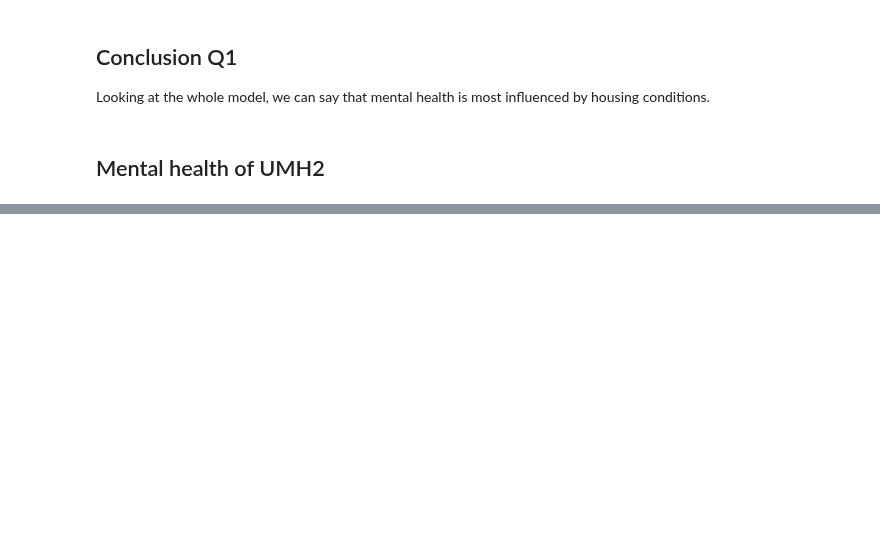
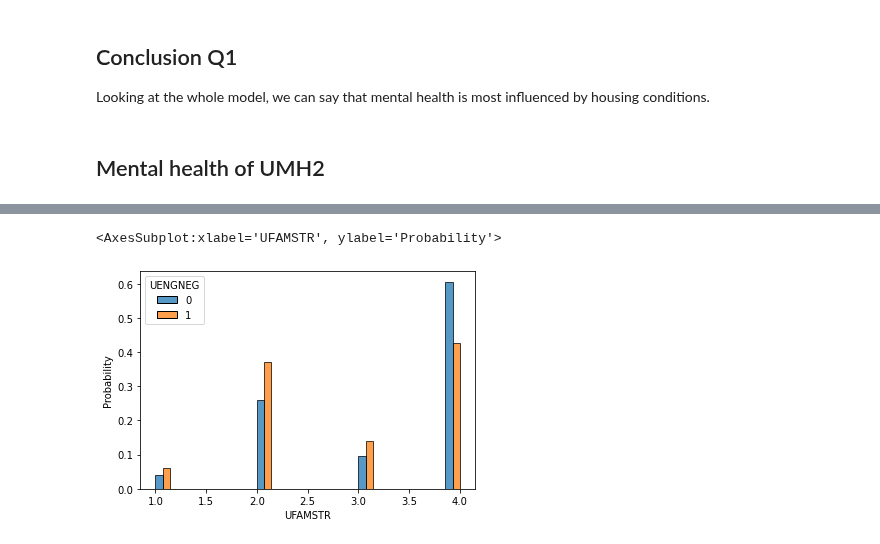
Before and after one commit to epfl-ada/ada-2020-project-milestone-p3-p3_ada-boi, a Jupyter notebook: creative_extension.ipynb, the cells around one changed output, grey strips where cells are left out. Drawn from its saved outputs; the diff is of its cells as text; code cells hidden in the pictures; blank space fills up the shorter version.

```diff
--- a/creative_extension.ipynb
+++ b/creative_extension.ipynb
@@ -76,6 +76,9 @@ child = child.loc[child['PERSTYPE'].isin([1,2])]
 # FC1 : focal child, aged 0-5
 fc1 = child.copy()[child['PERSTYPE']==1]
 
+# FC23 : focal child, aged 6-17
+fc23 = child.copy()[child['PERSTYPE']==2]
+
 # FC2 : focal child, aged 6-11
 fc2 = child.copy()[(child['PERSTYPE']==2) & (child['UAGE'] < 12)]
 
@@ -553,3 +555,13 @@ Covariance Type:            nonrobust
 
 Notes:
 [1] Standard Errors assume that the covariance matrix of the errors is correctly specified.
+# %%
+outcome = 'UENGNEG'
+predictors = ['OVERCROWDING','UFAMSTR']
+df_noNull = fc23.loc[(fc23[outcome] != -1) & (fc23[predictors].isin([-1]).any(axis=1)==False)]
+# %%
+sns.histplot(x='UFAMSTR', hue='UENGNEG', stat='probability', data=df_noNull, common_norm=False, multiple="dodge")
+# dans quelles familles sont distribués les gars mauvais
+# %% [output]
+<AxesSubplot:xlabel='UFAMSTR', ylabel='Probability'>
+[figure, added]
```
Also changed, not shown: parts of 34 cells of this notebook.
